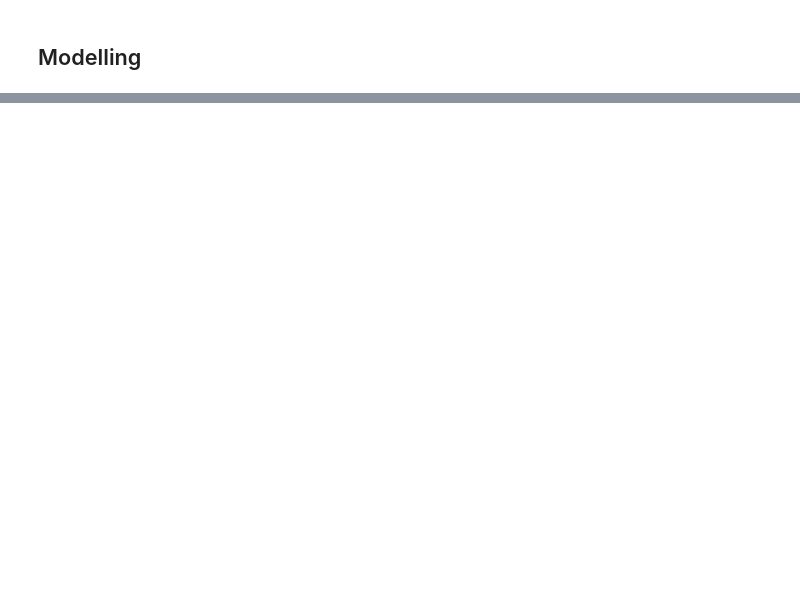
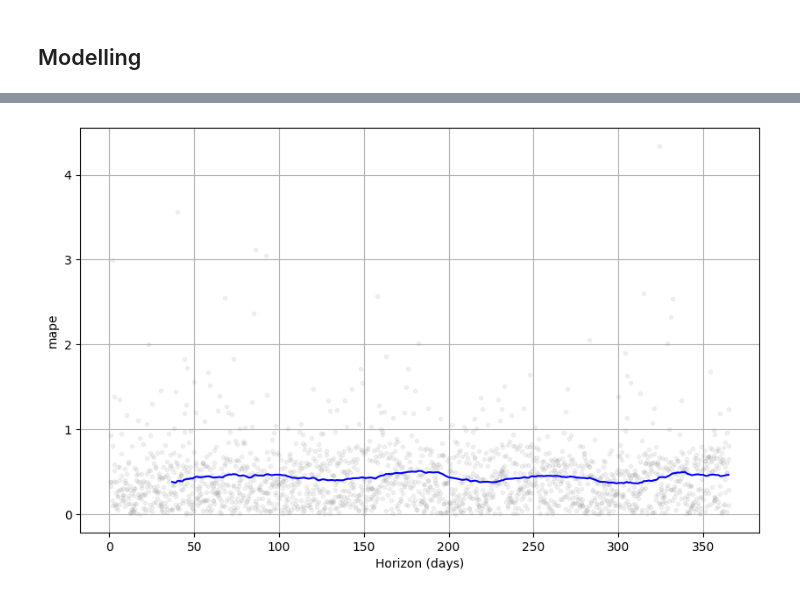
Before and after one commit to airqualityanthony/Community-Air-Quality-System, a Jupyter notebook: AQModelling.ipynb, the cells around one changed output, grey strips where cells are left out. Saved outputs shown, nothing was run; the diff lists cells and outputs as text; code cells hidden in the pictures; blank space fills up the shorter version.

```diff
--- a/AQModelling.ipynb
+++ b/AQModelling.ipynb
@@ -181,0 +205,22 @@ pickle.dump(postprocess_model, open('xgboost_model.pkl', 'wb'))
+# %%
+from prophet import Prophet
+
+## create dataframe for prophet
+prophet_data = data[['date','no2','site_id']].copy()
+prophet_data.rename(columns={"date": "ds", "no2": "y"},inplace=True)
+
+#subset to one site
+prophet_data = prophet_data[prophet_data['site_id'] == 'ABD7']
+
+
+## split data in train and test
+train = prophet_data[prophet_data['ds'] < '2022-12-31']
+test = prophet_data[prophet_data['ds'] >= '2023-01-01']
+
+## train model
+model = Prophet()
+model.fit(train)
+
+## predict
+future = model.make_future_dataframe(periods=len(test))
+forecast = model.predict(future)
@@ -181,0 +230,16 @@ pickle.dump(postprocess_model, open('xgboost_model.pkl', 'wb'))
+# %%
+## match the forecast with the test data
+merged_results = forecast.merge(test[['ds','y']],on='ds')
+merged_results.dropna(inplace=True)
+
+## plot
+model.plot(forecast)
+
+## plot components
+model.plot_components(forecast)
+
+from prophet.diagnostics import cross_validation
+df_cv = cross_validation(model, initial='1080 days', period='180 days', horizon = '730 days')
+from prophet.diagnostics import performance_metrics
+df_p = performance_metrics(df_cv)
+df_p.head()
@@ -181,0 +257,5 @@ pickle.dump(postprocess_model, open('xgboost_model.pkl', 'wb'))
+# %%
+from prophet.plot import plot_cross_validation_metric
+fig = plot_cross_validation_metric(df_cv, metric='mape')
+# %% [output]
+[figure, added]
```
Also changed, not shown: parts of 14 cells of this notebook, 6 other files.
